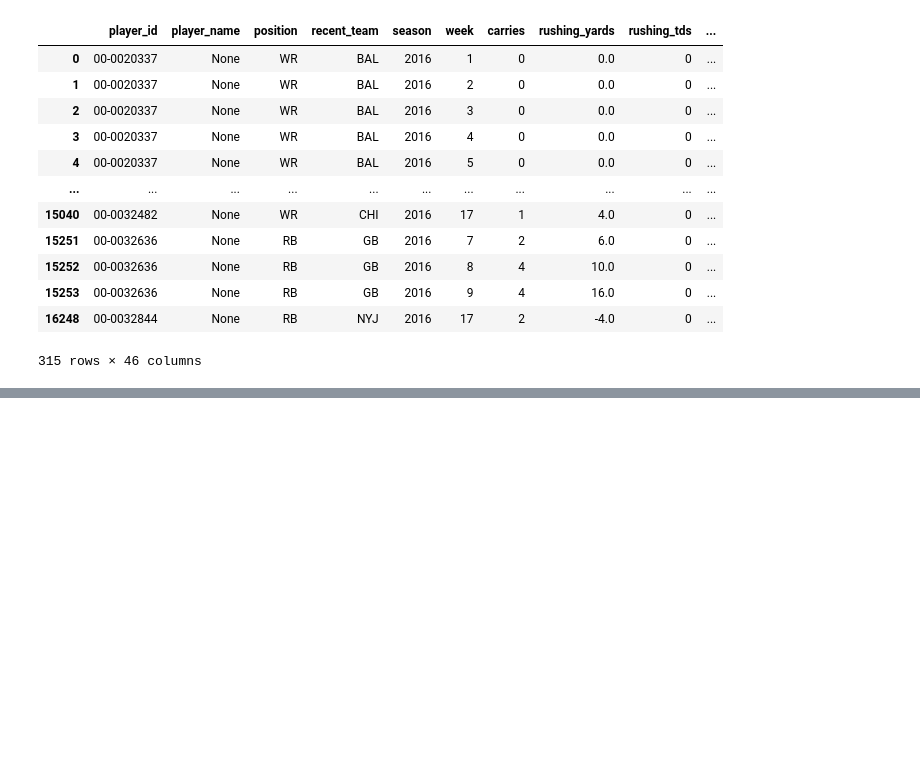
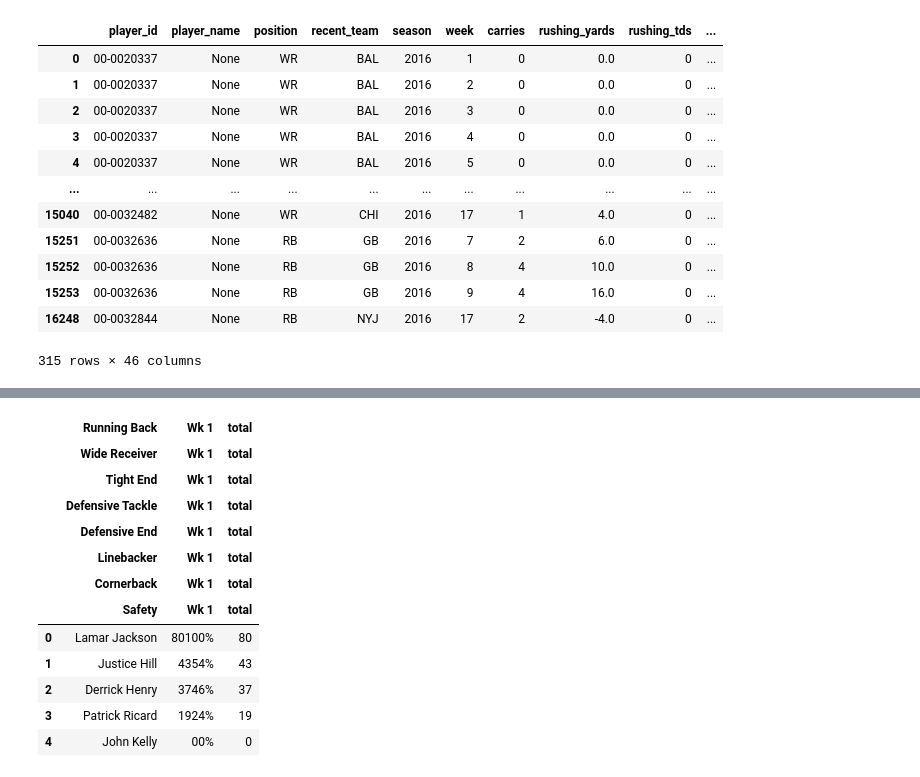
Before and after one commit to tbakely/NFL-Analysis, a Jupyter notebook: analysis.ipynb, the cells around one changed output, grey strips where cells are left out. Drawn from its saved outputs; the diff is of its cells as text; code cells hidden in the pictures; blank space fills up the shorter version.

```diff
--- a/analysis.ipynb
+++ b/analysis.ipynb
@@ -1044,0 +1073,30 @@ weekly[weekly["player_name"].isna()]
+# %%
+import requests
+from bs4 import BeautifulSoup as bs
+
+url = "https://www.footballguys.com/stats/snap-counts/teams?team=BAL&year=2024"
+
+res = requests.get(url)
+soup = bs(res.content, "html.parser")
+# %%
+import pandas as pd
+
+# soup.find("div", id="stats_snapcounts_data")
+table = soup.find("table", {"class":"table sortable-table"})
+df = pd.read_html(str(table))[0]
+df.columns = df.columns.droplevel(level=0)
+df.head()
+# %% [output]
+|  | Running Back | Wk 1 | total |
+|  | Wide Receiver | Wk 1 | total |
+|  | Tight End | Wk 1 | total |
+|  | Defensive Tackle | Wk 1 | total |
+|  | Defensive End | Wk 1 | total |
+|  | Linebacker | Wk 1 | total |
+|  | Cornerback | Wk 1 | total |
+|  | Safety | Wk 1 | total |
+| 0 | Lamar Jackson | 80100% | 80 |
+| 1 | Justice Hill | 4354% | 43 |
+| 2 | Derrick Henry | 3746% | 37 |
+| 3 | Patrick Ricard | 1924% | 19 |
+| 4 | John Kelly | 00% | 0 |
```
Also changed, not shown: parts of 4 cells of this notebook, 1 other file.
